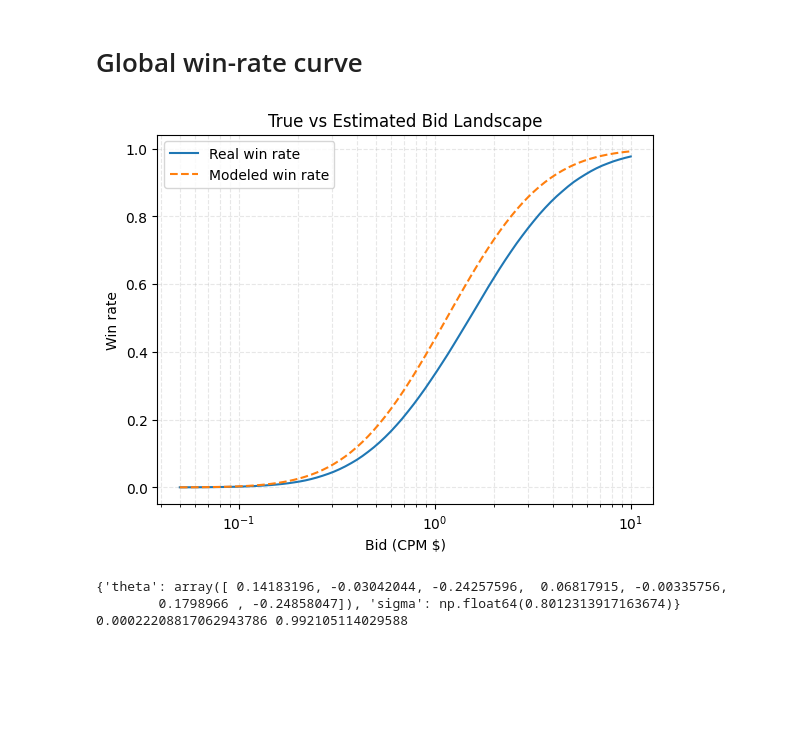
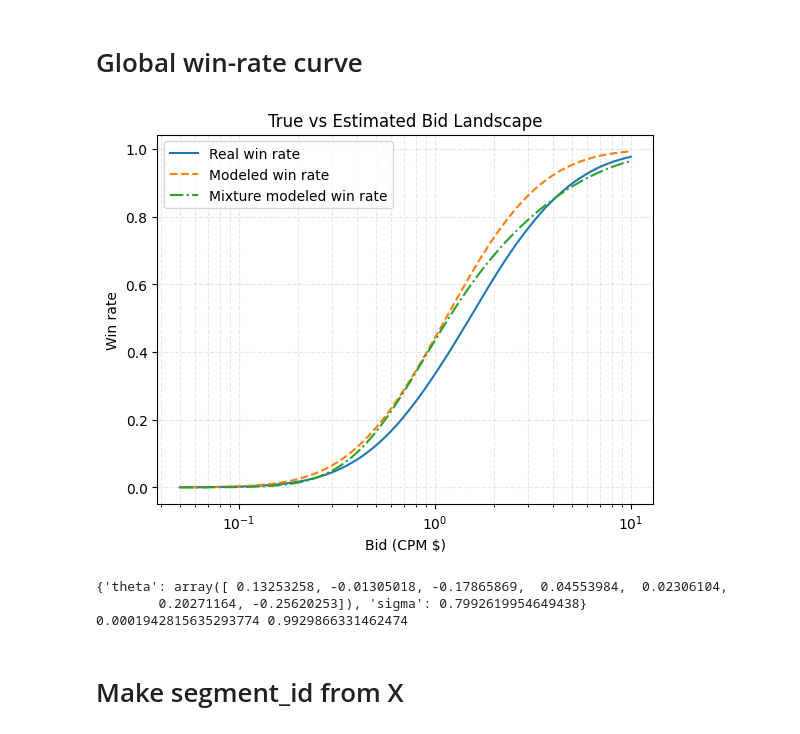
Before and after one commit to xuyang1220/bid-landscape, a Jupyter notebook: notebooks/bid_landsacpe.ipynb, the cells around one changed output. Saved outputs shown, nothing was run; the diff lists cells and outputs as text; code cells hidden in the pictures; blank space fills up the shorter version.

Commit message:
Add EM mixture model featureless fit. And start fitting the model by segments.

```diff
--- a/notebooks/bid_landsacpe.ipynb
+++ b/notebooks/bid_landsacpe.ipynb
@@ -413,7 +595,7 @@ win = sim["win"].astype(np.int8)
 # %%
 # Observe price only for some wins (e.g., 30% of wins)
 rng = np.random.default_rng(0)
-price_obs_rate = 0.2
+price_obs_rate = 1.1
 win_price = np.full_like(bid, np.nan, dtype=float)
 mask = (win == 1) & (rng.random(len(win)) < price_obs_rate)
 win_price[mask] = sim["pay_cpm"][mask]   # equals market_price_cpm in our synthetic world
@@ -428,8 +610,19 @@ assert X.shape[0] == bid.shape[0] == win.shape[0]
 assert np.isfinite(bid).all() and (bid > 0).all()
 assert set(np.unique(win)).issubset({0, 1})
 # %%
-# Fitting the model.
+# Fitting the model using fit_lognormal_censored.
 fit = fit_lognormal_censored(X, bid, win, win_price_cpm=win_price, lr=0.08, steps=2000)
 print("Fitted model:", fit)
-print("Fitted sigma:", fit["sigma"])
+#print("Fitted sigma:", fit["sigma"])
+
+# Fitting the model using fit_mixture_lognormal_censored_global.
+fit2 = fit_mixture_lognormal_censored_global(
+    bid, win, win_price_cpm=win_price,
+    em_iters=60,
+    mstep_gd_steps=40,
+    lr=0.08,
+    sigma_min=0.2, sigma_max=2.0,
+    seed=0
+)
+print("Fitted mixture model:", fit2)
 # %% [output]
@@ -459,30 +659,48 @@ def predict_winrate(fit, X, bid_grid_cpm):
     Phi = normal_cdf(z)
     return Phi.mean(axis=0)  # average over X
 
+# ---------- Prediction: win-rate curve ----------
+def predict_winrate_mixture_global(fit, bid_grid_cpm):
+    eps = 1e-12
+    pi_k = fit["pi"]
+    mu = fit["mu"]
+    sigma = fit["sigma"]
+
+    t = np.log(np.clip(bid_grid_cpm, 1e-6, None))
+    z0 = (t - mu[0]) / sigma[0]
+    z1 = (t - mu[1]) / sigma[1]
+    F0 = np.clip(normal_cdf(z0), eps, 1 - eps)
+    F1 = np.clip(normal_cdf(z1), eps, 1 - eps)
+    return pi_k[0] * F0 + pi_k[1] * F1
+
 bids = np.geomspace(0.05, 10.0, 80)
 wr_hat = predict_winrate(fit, X[:50_000], bids)  # use a sample
+wr_hat_mix = predict_winrate_mixture_global(fit2, bids)
 # %%
 plt.figure()
 plt.semilogx(bids, win_rate, label="Real win rate")
 plt.semilogx(bids, wr_hat, label="Modeled win rate", linestyle="--")
+plt.semilogx(bids, wr_hat_mix, label="Mixture modeled win rate", linestyle="-.")
 plt.xlabel("Bid (CPM $)")
 plt.ylabel("Win rate")
 plt.title("True vs Estimated Bid Landscape")
 plt.grid(True, which="both", ls="--", alpha=0.3)
 plt.legend()
 plt.show()
 
 print(fit)
 print(wr_hat.min(), wr_hat.max())
 
 # print(wr_hat.shape)
 # print(win_rate.shape)
 # dis = np.linalg.norm(win_rate-wr_hat, ord=2)
 # err_percentage = 2*dis/(np.linalg.norm(win_rate) + np.linalg.norm(wr_hat))
 # print(dis)
 # print(err_percentage)
 # %% [output]
-[figure, old version]
+[figure, new version]
-{'theta': array([ 0.14183196, -0.03042044, -0.24257596,  0.06817915, -0.00335756,
-        0.1798966 , -0.24858047]), 'sigma': np.float64(0.8012313917163674)}
-0.00022208817062943786 0.992105114029588
+{'theta': array([ 0.13253258, -0.01305018, -0.17865869,  0.04553984,  0.02306104,
+        0.20271164, -0.25620253]), 'sigma': 0.7992619954649438}
+0.0001942815635293774 0.9929866331462474
+# %% [markdown]
+# Make segment_id from X
```
Also changed, not shown: parts of 7 cells of this notebook.
